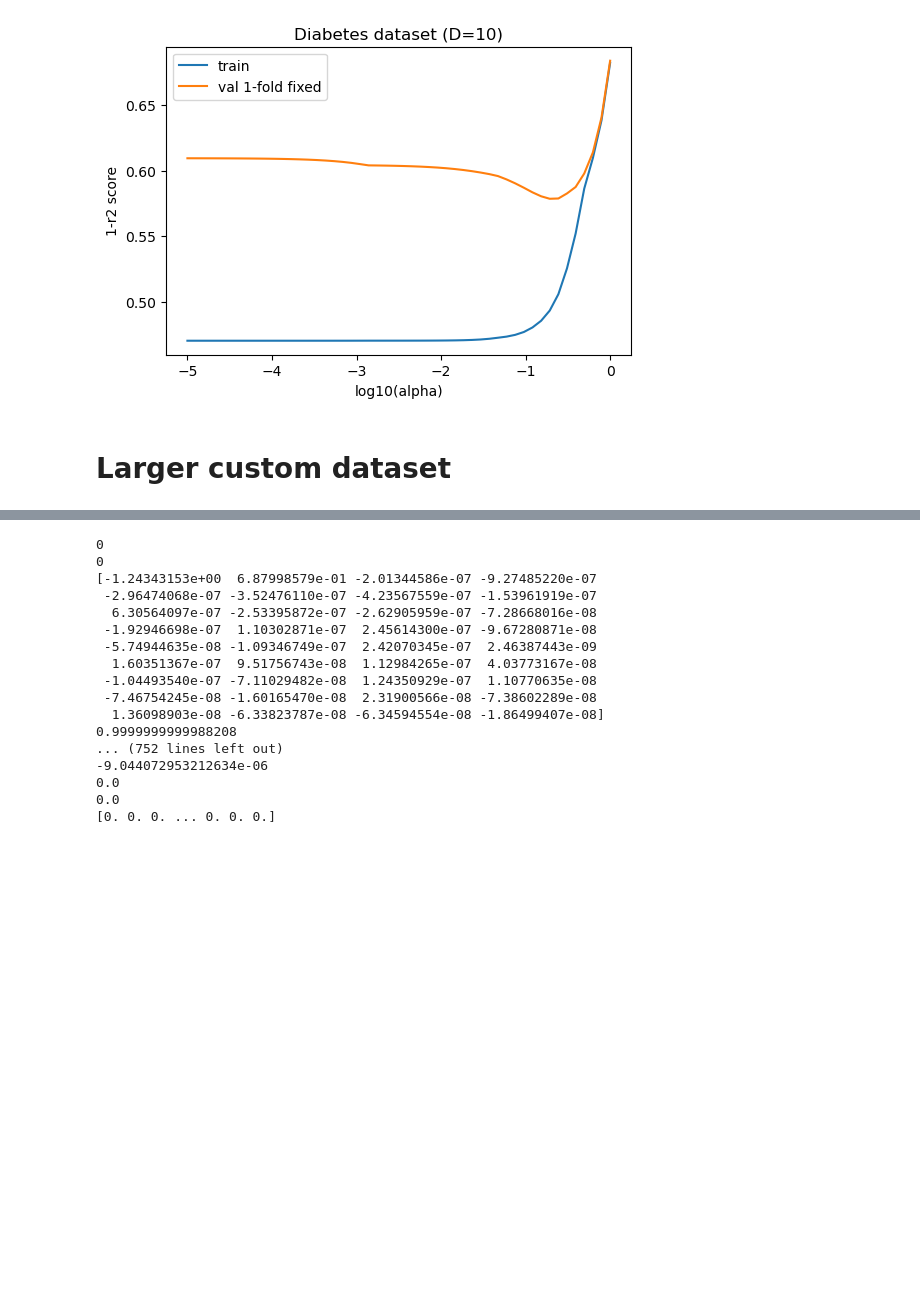
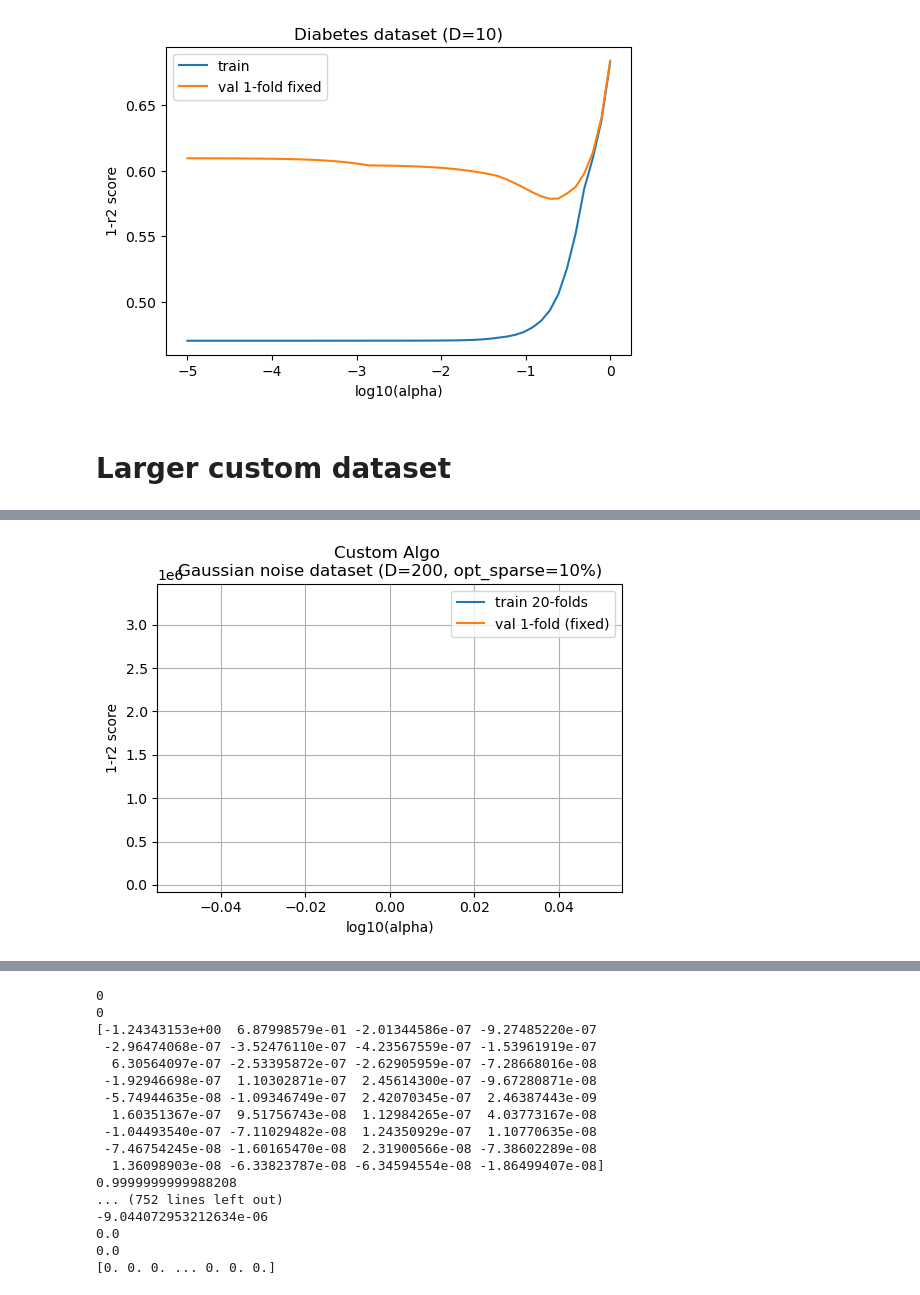
Before and after one commit to hanyao8/quantum-cv, a Jupyter notebook: numerics/lasso.ipynb, the cells around one changed output, grey strips where cells are left out. Cells and saved outputs as stored; diff of their text form; code cells hidden in the pictures; blank space fills up the shorter version.

```diff
--- a/numerics/lasso.ipynb
+++ b/numerics/lasso.ipynb
@@ -324,0 +318,92 @@ plt.show()
+# %%
+gamma = 0.02
+
+
+N_alphas = 1
+
+#alphas = np.logspace(-1, 2, 30)
+alphas = np.array([1.0])
+#alphas = np.logspace(-2.5, 1.5, N_alphas)
+
+scores_train_arr = np.zeros((N_train_folds,N_alphas))
+scores_val_arr = np.zeros((N_train_folds,N_alphas))
+zn_arr = np.zeros((N_train_folds,N_alphas))
+
+for j in range(N_train_folds):
+    print(j)
+    X_train = X_all[j*int(N_train/N_train_folds):(j+1)*int(N_train/N_train_folds)]
+    y_train = y_all[j*int(N_train/N_train_folds):(j+1)*int(N_train/N_train_folds)]
+
+    X_train_mean = np.mean(X_train,axis=0)
+    X_train_std = np.std(X_train,axis=0)
+    y_train_mean = np.mean(y_train)
+    y_train_std = np.std(y_train)
+
+    X_train_normed = (X_train-X_train_mean)/X_train_std
+    y_train_normed = (y_train-y_train_mean)/y_train_std
+
+    for i in range(len(alphas)):
+        #print(i)
+        #print("alpha= %f"%alphas[i])
+
+        time_start = time.time()
+        mw = custom_algo(X_train_normed,y_train_normed,alphas[i],gamma)
+
+        print("Anneal time taken %f"%(time.time()-time_start))
+
+        y_train_pred = np.matmul(X_train,mw)*y_train_std+y_train_mean
+        y_val_pred = np.matmul(X_val,mw)*y_train_std+y_train_mean
+
+        SSres_train = np.dot(y_train_pred-y_train,y_train_pred-y_train)
+        SSres_val = np.dot(y_val_pred-y_val,y_val_pred-y_val)
+
+        SStot_train = np.dot(np.mean(y_train)-y_train,np.mean(y_train)-y_train)
+        SStot_val = np.dot(np.mean(y_val)-y_val,np.mean(y_val)-y_val)
+
+        r2_train = 1-SSres_train/SStot_train
+        r2_val = 1-SSres_val/SStot_val
+
+        one_norm = np.matmul(np.abs(mw),np.ones(D))
+        zero_norm = np.matmul(np.where(np.abs(mw)>0,1,0),np.ones(D))
+
+        scores_train_arr[j][i] = r2_train
+        scores_val_arr[j][i] = r2_val
+        zn_arr[j][i] = zero_norm
+
+scores_train = np.mean(scores_train_arr,axis=0)
+scores_val = np.mean(scores_val_arr,axis=0)
+zn = np.mean(zn_arr,axis=0)
+
+#print("m*w= %s"%(str(mw)))
+#print("r2_val= %f"%r2_val)
+#print("sqloss_val= %f"%SSres_val)
+#print("one_norm= %f"%one_norm)
+#print("zero_norm= %f"%zero_norm)
+#print("\n")
+
+fig2 = plt.figure(figsize=(6,4))
+ax2 = fig2.add_subplot(111)
+
+#plt.rcParams['figure.figsize'] = [8, 5]
+#ax2.plot(np.log10(alphas),1-np.array(scores_train),label="train")
+#ax2.plot(np.log10(alphas),1-np.array(scores_val),label="val 1-fold fixed")
+ax2.plot(np.log10(alphas),1-np.array(scores_train),label="train 20-folds")
+ax2.plot(np.log10(alphas),1-np.array(scores_val),label="val 1-fold (fixed)")
+ax2.set_title("Custom Algo \nGaussian noise dataset (D=200, opt_sparse=10%)")
+ax2.set_xlabel("log10(alpha)")
+ax2.set_ylabel("1-r2 score")
+#ax2.set_ylabel("|w|_0 zero norm")
+ax2.grid()
+ax2.legend()
+#fig2.savefig('sparse_code_test_f2.png')
+
+fig2_2 = plt.figure(figsize=(6,4))
+ax2 = fig2_2.add_subplot(111)
+ax2.plot(np.log10(alphas),zn,label="zero_norm")
+ax2.set_title("Custom Algo \nGaussian noise dataset (D=200, opt_sparse=10%)")
+ax2.set_xlabel("log10(alpha)")
+ax2.set_ylabel("|w|_0 zero norm")
+ax2.grid()
+ax2.legend()
+#fig2_2.savefig('sparse_code_test_f2_2.png')
+# %% [output]
@@ -324,0 +430 @@ plt.show()
+[figure, added]
```
Also changed, not shown: parts of 25 cells of this notebook, 3 other files.
